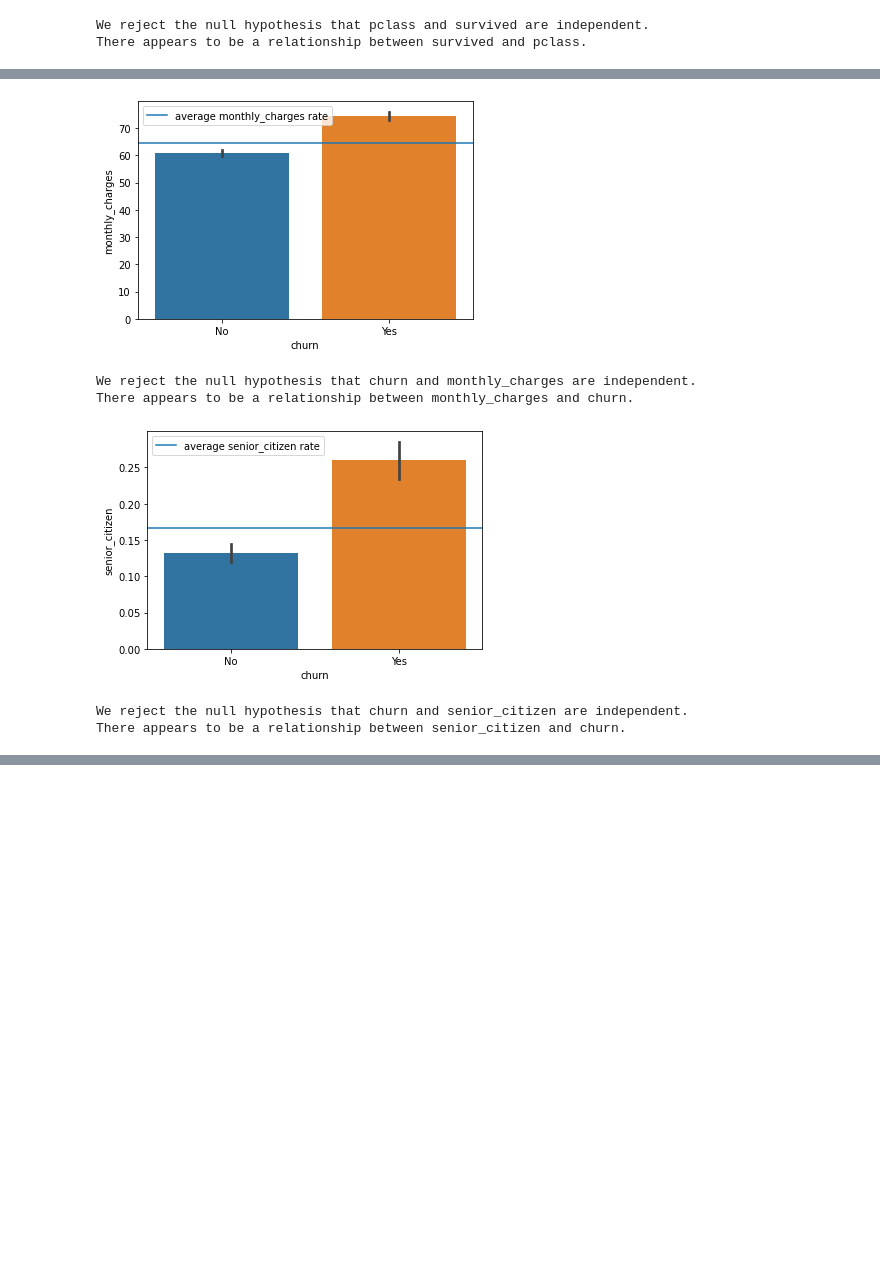
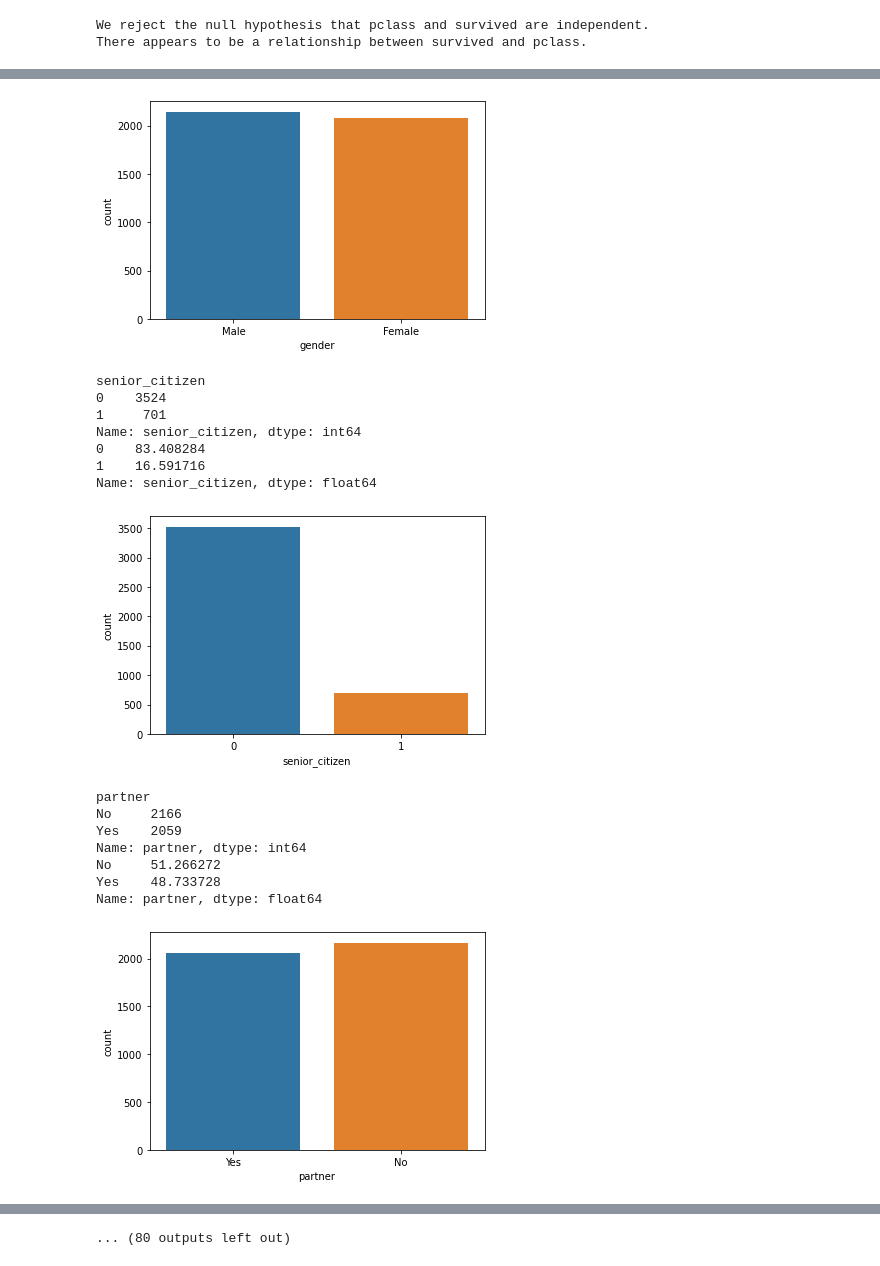
Before and after one commit to Peter-N-Chavez/classification_exercises, a Jupyter notebook: classification_exercises.ipynb, the cells around one changed output, grey strips where cells are left out. Drawn from its saved outputs; the diff is of its cells as text; code cells hidden in the pictures; blank space fills up the shorter version.

Commit message:
Updates to include function to automate univariate analysis and plotting.

```diff
--- a/classification_exercises.ipynb
+++ b/classification_exercises.ipynb
@@ -257,11 +257,9 @@ train, validate, test = prep_split(prep_telco(get_telco_data()), "churn")
 
 display(train.describe(include = "all").transpose())
 
-df_types = dtypes_to_list(train)
-display(df_types)
-
-cat_analysis(train, "churn", "monthly_charges")
-cat_analysis(train, "churn", "senior_citizen")
+num_type_list, cat_type_list = dtypes_to_list(train)
+cat_type_list = cat_type_list[1:]
+cat_analysis(train, "churn", cat_type_list)
 # %% [output]
 |  | count | unique | top | freq | mean | std | min | 25% | 50% | 75% | max |
 | customer_id | 4225 | 4225 | 4098-NAUKP | 1 | NaN | NaN | NaN | NaN | NaN | NaN | NaN |
@@ -300,6 +288,17 @@ cat_analysis(train, "churn", "senior_citizen")
-[figure, old version]
+[figure, new version]
-We reject the null hypothesis that churn and monthly_charges are independent.
-There appears to be a relationship between monthly_charges and churn.
+senior_citizen
+0    3524
+1     701
+Name: senior_citizen, dtype: int64
+0    83.408284
+1    16.591716
+Name: senior_citizen, dtype: float64
-[figure, old version]
+[figure, new version]
-We reject the null hypothesis that churn and senior_citizen are independent.
-There appears to be a relationship between senior_citizen and churn.
+partner
+No     2166
+Yes    2059
+Name: partner, dtype: int64
+No     51.266272
+Yes    48.733728
+Name: partner, dtype: float64
+[figure, added]
@@ -305,0 +338 @@ There appears to be a relationship between senior_citizen and churn.
+... (80 outputs left out)
```
Also changed, not shown: parts of 1 cell of this notebook, 2 other files.
